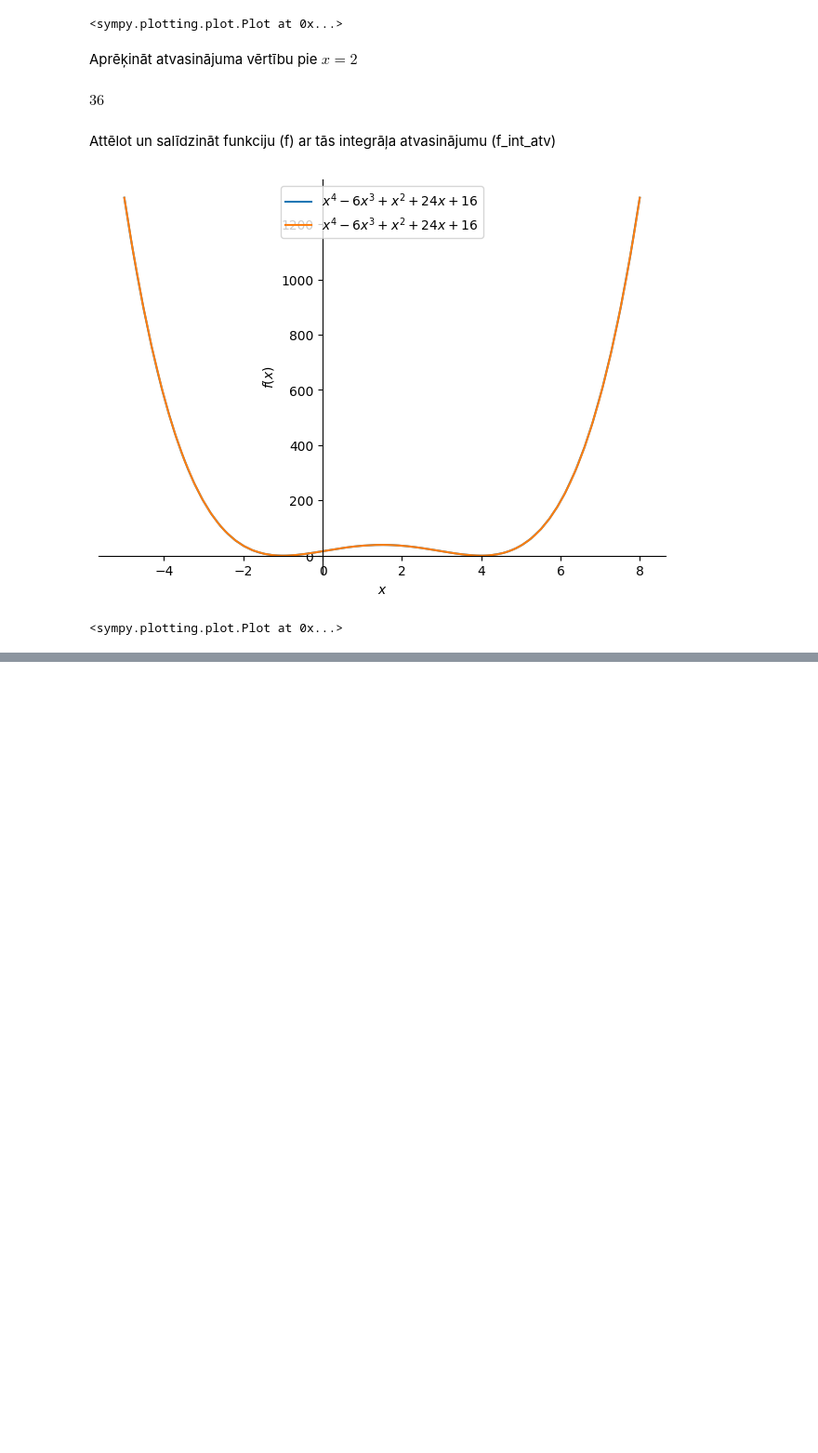
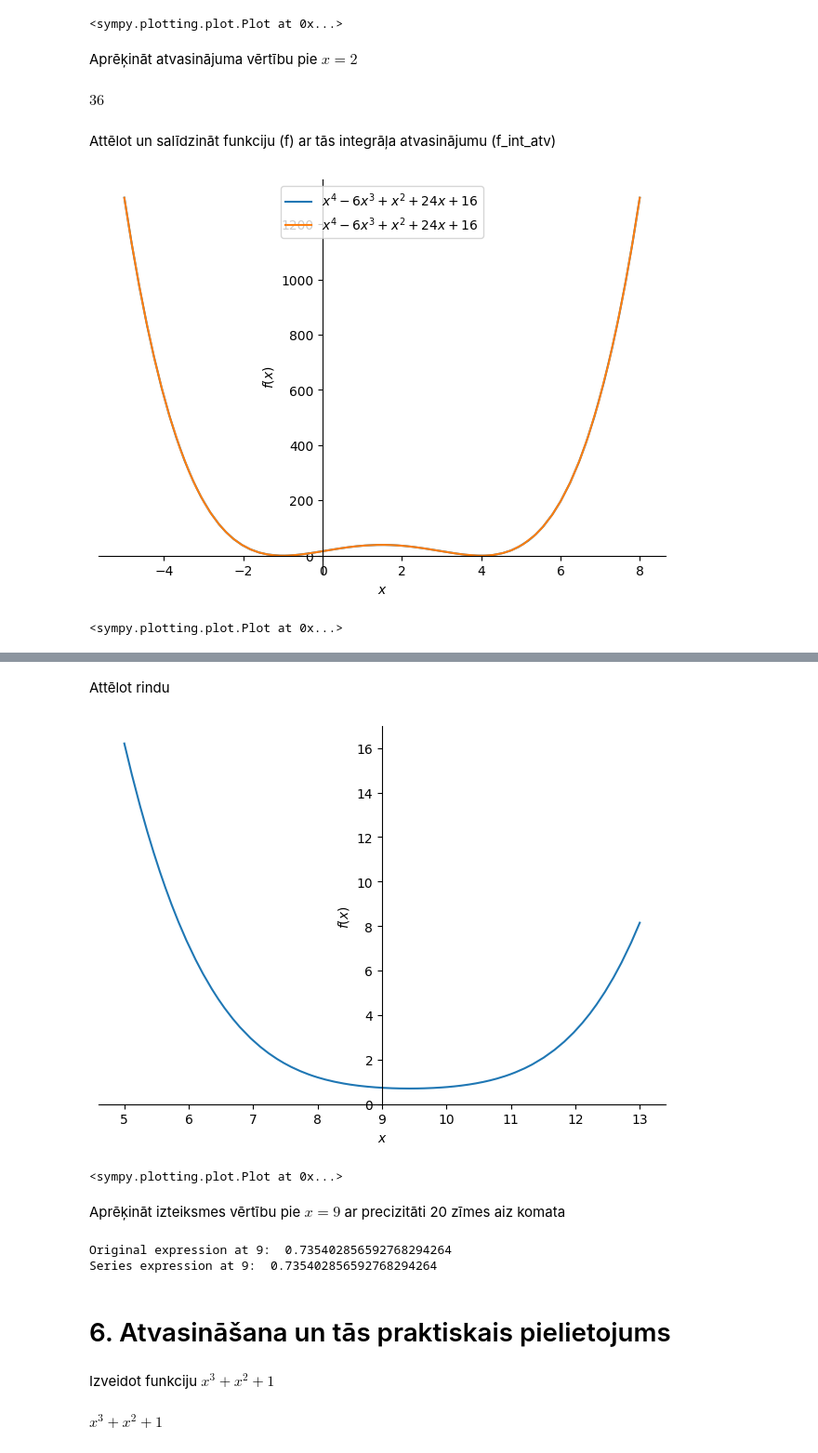
Before and after one commit to eduardblumental/lu-msc-math-and-data-science, a Jupyter notebook: Matemātiskās metodes ar Python, R un Matlab/homeworks/HW5_Blumentals.ipynb, the cells around one changed output, grey strips where cells are left out. Shown: that part at 93% size. Saved outputs shown, nothing was run; the diff lists cells and outputs as text; code cells hidden in the pictures; blank space fills up the shorter version.

```diff
--- a/Matemātiskās metodes ar Python, R un Matlab/homeworks/HW5_Blumentals.ipynb
+++ b/Matemātiskās metodes ar Python, R un Matlab/homeworks/HW5_Blumentals.ipynb
@@ -145,0 +152,4 @@ plot(f, f_int_atv, (x, -5, 8), legend=True)
+# %%
+x = symbols('x')
+expr = exp(cos(x)) + Rational(1, 3)
+expr
@@ -145,0 +160,3 @@ plot(f, f_int_atv, (x, -5, 8), legend=True)
+# %%
+series_expr = expr.series(x, 9, 5).removeO()
+series_expr
@@ -145,0 +165,28 @@ plot(f, f_int_atv, (x, -5, 8), legend=True)
+# %% [markdown]
+Attēlot rindu
+# %%
+plot(series_expr, (x, 5, 13))
+# %% [output]
+[figure, added]
+<sympy.plotting.plot.Plot at 0x...>
+# %% [markdown]
+Aprēķināt izteiksmes vērtību pie $x = 9$ ar precizitāti 20 zīmes aiz komata
+# %%
+expr_value_at_9 = expr.evalf(subs={x: 9}, n=21)
+series_expr_value_at_9 = series_expr.evalf(subs={x: 9}, n=21)
+
+print("Original expression at 9: ", expr_value_at_9)
+print("Series expression at 9: ", series_expr_value_at_9)
+# %% [output]
+Original expression at 9:  0.735402856592768294264
+Series expression at 9:  0.735402856592768294264
+# %% [markdown]
+# 6. Atvasināšana un tās praktiskais pielietojums
+# %% [markdown]
+Izveidot funkciju $x^3 + x^2 + 1$
+# %%
+x = symbols('x')
+f = x**3 + x**2 + 1
+f
+# %% [output]
+$\displaystyle x^{3} + x^{2} + 1$
```
Also changed, not shown: parts of 52 cells of this notebook.
